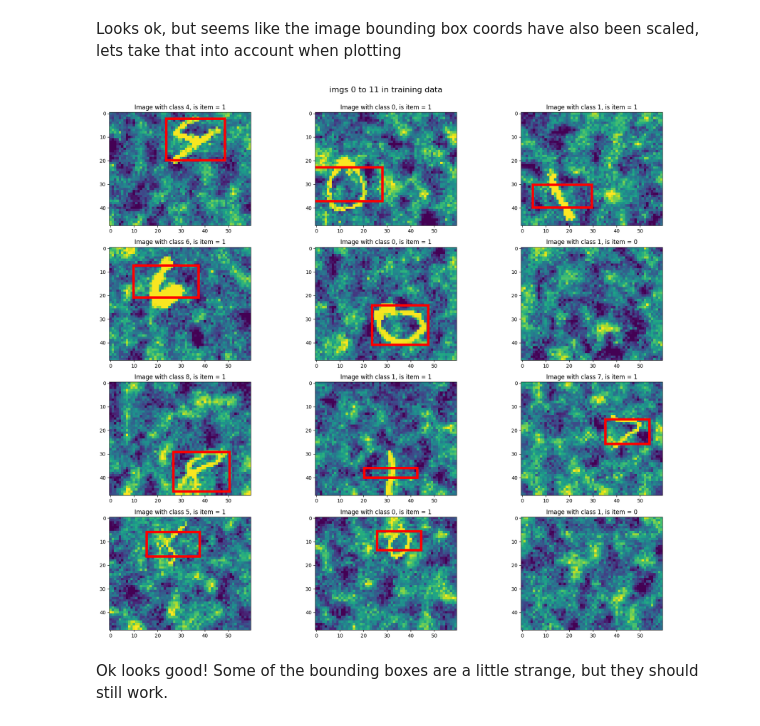
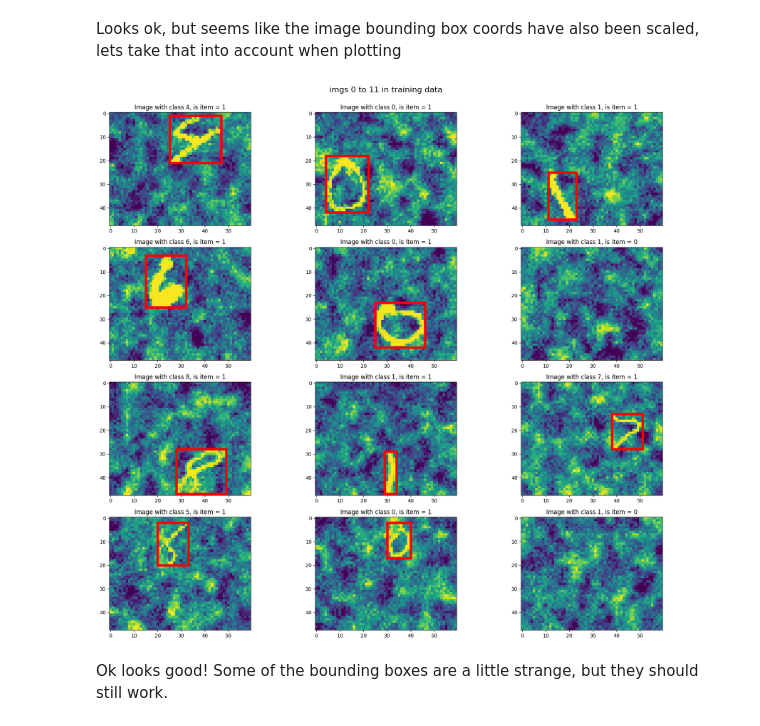
Before and after one commit to Freskoko/inf265_projects, a Jupyter notebook: assignments/src/project_2/Object_detection_template.ipynb, the cells around one changed output. Saved outputs shown, nothing was run; the diff lists cells and outputs as text; code cells hidden in the pictures.

```diff
--- a/assignments/src/project_2/Object_detection_template.ipynb
+++ b/assignments/src/project_2/Object_detection_template.ipynb
@@ -252,7 +252,7 @@ def plot_image(img_tensor, ax):
     # if ax is None:
         # make own ax
     img_pixels = img_tensor[0]
-    is_item, x, y, h, w, class_label = img_tensor[1]
+    is_item, x, y, w, h, class_label = img_tensor[1]
 
     img = img_pixels.permute(1, 2, 0)
 
@@ -281,7 +281,7 @@ def plot_image_with_prediction(img_tensor, ax, predicted_box: list):
     # if ax is None:
         # make own ax
     img_pixels = img_tensor[0]
-    is_item, x, y, h, w, class_label = img_tensor[1]
+    is_item, x, y, w, h, class_label = img_tensor[1]
 
     img = img_pixels.permute(1, 2, 0)
 
@@ -302,8 +302,16 @@ def plot_image_with_prediction(img_tensor, ax, predicted_box: list):
 
     pred_x, pred_y, pred_w, pred_h = predicted_box
 
+    # since imgs are normalized we should scale them first
+    scaled_x_pred = pred_x*IMG_WIDTH
+    scaled_w_pred = pred_w*IMG_WIDTH
+    scaled_y_pred = pred_y*IMG_HEIGHT
+    scaled_h_pred = pred_h*IMG_HEIGHT
+    scaled_x_pred = scaled_x_pred - scaled_w_pred / 2
+    scaled_y_pred = scaled_y_pred - scaled_h_pred / 2
+
     ax.add_patch(
-        patches.Rectangle((pred_x, pred_y), pred_w, pred_h, linewidth=5, edgecolor='y', facecolor='none')
+        patches.Rectangle((scaled_x_pred, scaled_y_pred), scaled_w_pred, scaled_h_pred, linewidth=5, edgecolor='y', facecolor='none')
     )
 
     ax.legend(
@@ -314,34 +322,35 @@ def plot_image_with_prediction(img_tensor, ax, predicted_box: list):
     ax.set_title(f"Image with class {int(class_label)}, is item = {int(is_item)}")
     return ax
 # %%
-def plot_multiple(indicies: list, title: str, dataset):
+def plot_multiple(indicies: list, title: str, dataset, model_title):
     n = len(indicies)
     cols = 3
     rows = math.ceil(n / cols)
 
     fig, axes = plt.subplots(rows, cols, figsize=(6 * cols, 4 * rows))
     axes = axes.flatten() if n > 1 else [axes]
 
     fig.suptitle(f"{title}", fontsize=16)
 
     for ax, index in zip(axes, indicies):
         plot_image(dataset[index], ax)
 
     for i in range(n, len(axes)):
         fig.delaxes(axes[i])
 
     plt.tight_layout(rect=[0, 0, 1, 0.98])
-    # fig.savefig(save_dir / f"hyperparams_{model_title}.png", dpi=500)
+    fig.savefig(save_dir / f"{model_title}.png", dpi=500)
 
     plt.show()
 
 plot_multiple(
     [i for i in range(12)],
     "imgs 0 to 11 in training data",
-    dataset_train
+    dataset_train,
+    "data_explore_train"
 )
 # %% [output]
-[figure, old version]
+[figure, new version]
 # %% [markdown]
 Ok looks good! Some of the bounding boxes are a little strange, but they should still work.
 # %%
```
Also changed, not shown: parts of 8 cells of this notebook, 5 other files.
